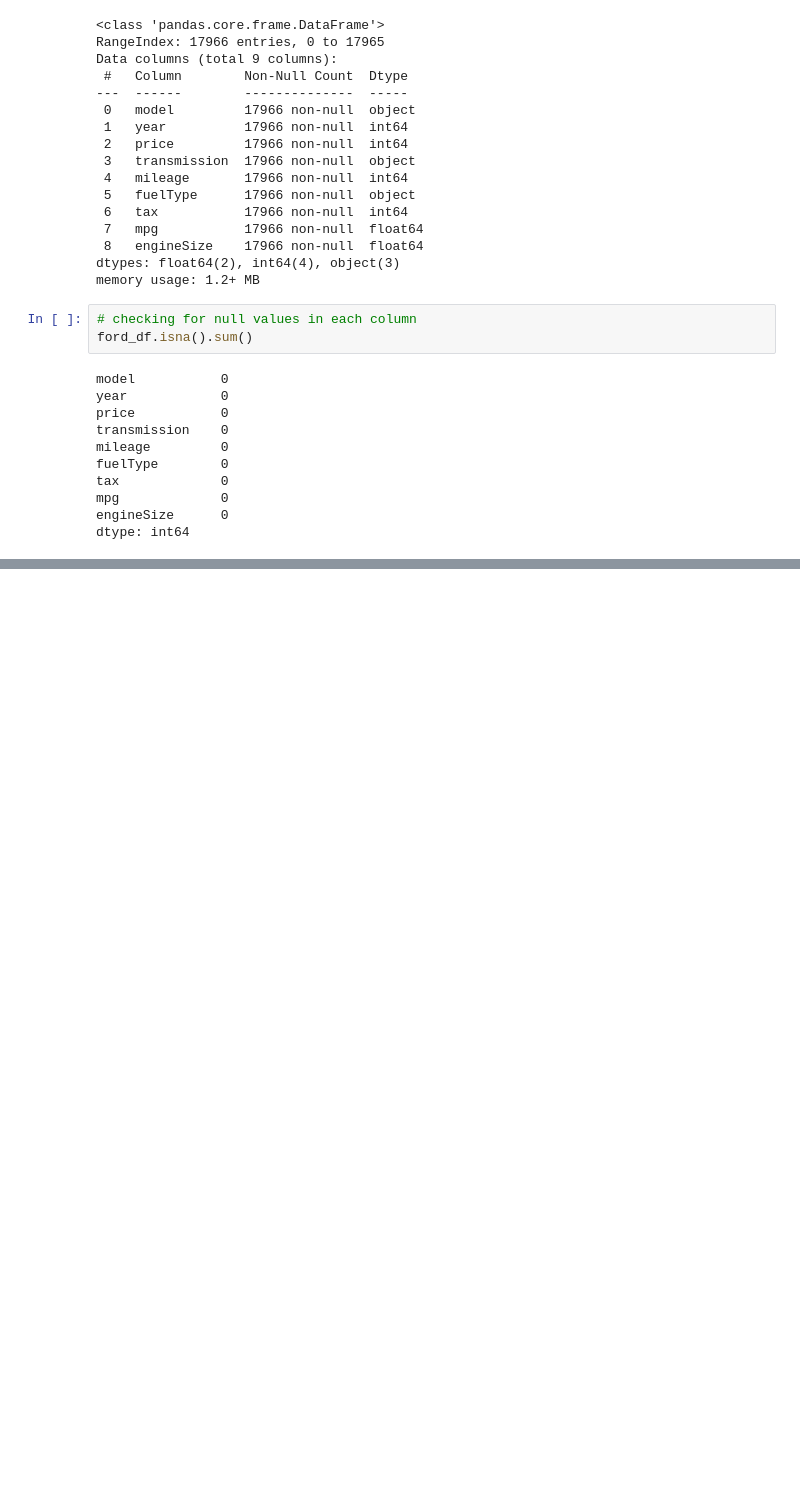
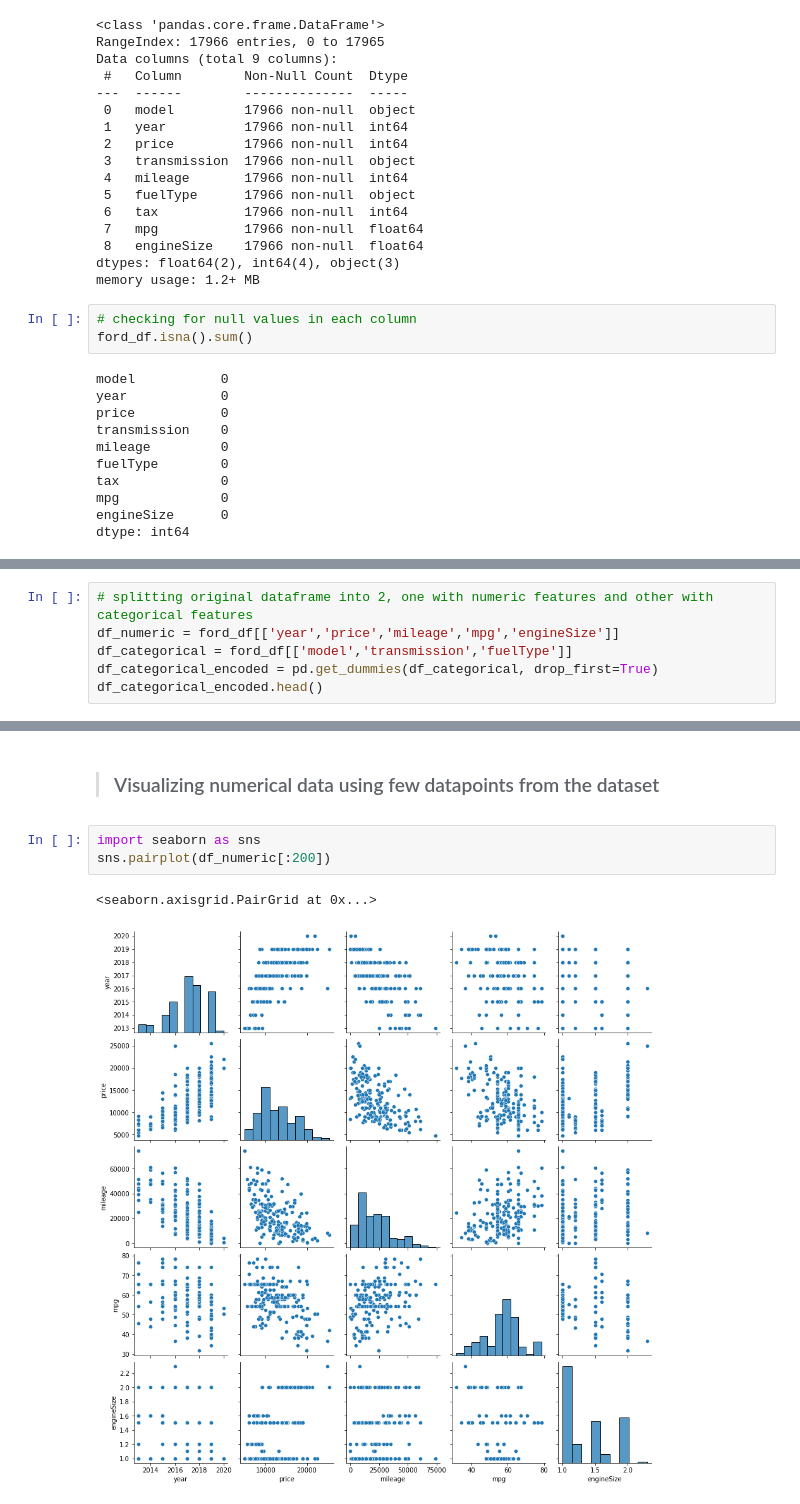
Before and after one commit to keziyamthomas/Data-Science-Projects, a Jupyter notebook: Ford Car Price Prediction Model/CarPricePrediction.ipynb, the cells around one changed output, grey strips where cells are left out. Saved outputs shown, nothing was run; the diff lists cells and outputs as text; blank space fills up the shorter version.

```diff
--- a/Ford Car Price Prediction Model/CarPricePrediction.ipynb
+++ b/Ford Car Price Prediction Model/CarPricePrediction.ipynb
@@ -64,0 +72,6 @@ dtype: int64
+# %%
+# splitting original dataframe into 2, one with numeric features and other with categorical features
+df_numeric = ford_df[['year','price','mileage','mpg','engineSize']]
+df_categorical = ford_df[['model','transmission','fuelType']]
+df_categorical_encoded = pd.get_dummies(df_categorical, drop_first=True)
+df_categorical_encoded.head()
@@ -64,0 +165,8 @@ dtype: int64
+# %% [markdown]
+> ### Visualizing numerical data using few datapoints from the dataset
+# %%
+import seaborn as sns
+sns.pairplot(df_numeric[:200])
+# %% [output]
+<seaborn.axisgrid.PairGrid at 0x...>
+[figure, added]
```
Also changed, not shown: parts of 18 cells of this notebook, 1 other file.
